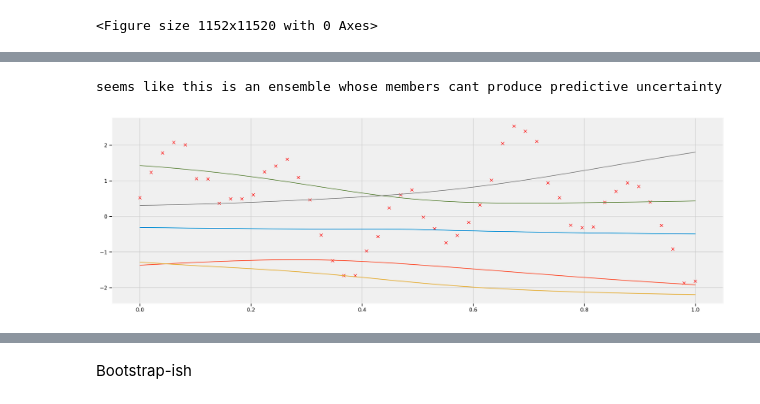
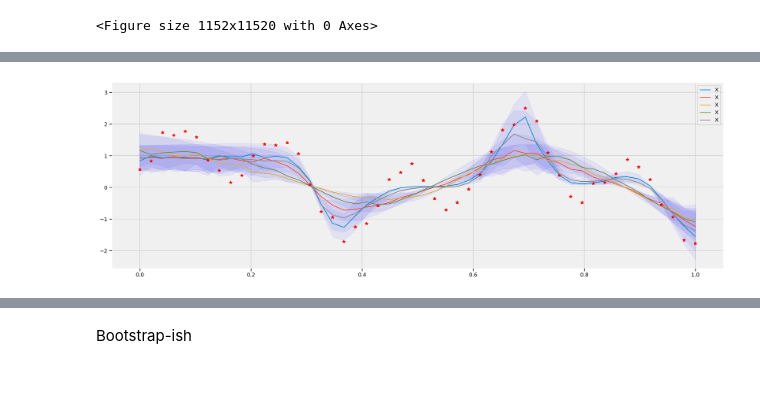
Before and after one commit to wooohoooo/tensorflow_1.X_playground, a Jupyter notebook: regression/notebooks/tf_datasets_ensemble.ipynb, the cells around one changed output, grey strips where cells are left out. Cells and saved outputs as stored; diff of their text form; code cells hidden in the pictures.

```diff
--- a/regression/notebooks/tf_datasets_ensemble.ipynb
+++ b/regression/notebooks/tf_datasets_ensemble.ipynb
@@ -133,25 +142,27 @@ def get_mean_var(pred_dict):
 # %%
 # len(van.estimator_list)
 # %%
-try:
-    for i in range(len(estimator_stats)):
-        mean, var = get_mean_var(van.estimator_list[i].predict(X))
-        # mean = np.mean(mean,0)
-        # var = np.mean(mean)
+def plot_ensemble_uncertainty(model):
+    try:
+        for estimator in model.estimator_list:
+            mean, var = get_mean_var(estimator.predict(X))
+            # mean = np.mean(mean,0)
+            # var = np.mean(mean)
 
-        plt.plot(X,mean,label='X')
-        plt.plot(X,y,'r*')
-        plt.fill_between(np.squeeze(X),np.squeeze(mean), np.squeeze(mean+var),alpha=0.3/len(estimator_stats), color='b')
-        plt.fill_between(np.squeeze(X),np.squeeze(mean), np.squeeze(mean-var),alpha=0.3/len(estimator_stats), color='b')
-        plt.legend()
-except Exception as e:
-    print('seems like this is an ensemble whose members cant produce predictive uncertainty')
-    plt.plot(X,y,'xr',label = 'original data')
-    for estimator in van.estimator_list:
-        plt.plot(X,estimator.predict(X))
+            plt.plot(X,mean,label='X')
+            plt.plot(X,y,'r*')
+            plt.fill_between(np.squeeze(X),np.squeeze(mean), np.squeeze(mean+var),alpha=0.3/len(estimator_stats), color='b')
+            plt.fill_between(np.squeeze(X),np.squeeze(mean), np.squeeze(mean-var),alpha=0.3/len(estimator_stats), color='b')
+            plt.legend()
+    except Exception as e:
+        print('seems like this is an ensemble whose members cant produce predictive uncertainty')
+        plt.plot(X,y,'xr',label = 'original data')
+        for estimator in model.estimator_list:
+            plt.plot(X,estimator.predict(X))
-# %% [output]
-seems like this is an ensemble whose members cant produce predictive uncertainty
-[figure, removed]
+# %%
+plot_ensemble_uncertainty(van)
+# %% [output]
+[figure, added]
 # %%
 # var
 # %%
```
Also changed, not shown: parts of 3 cells of this notebook, 2 other files.
